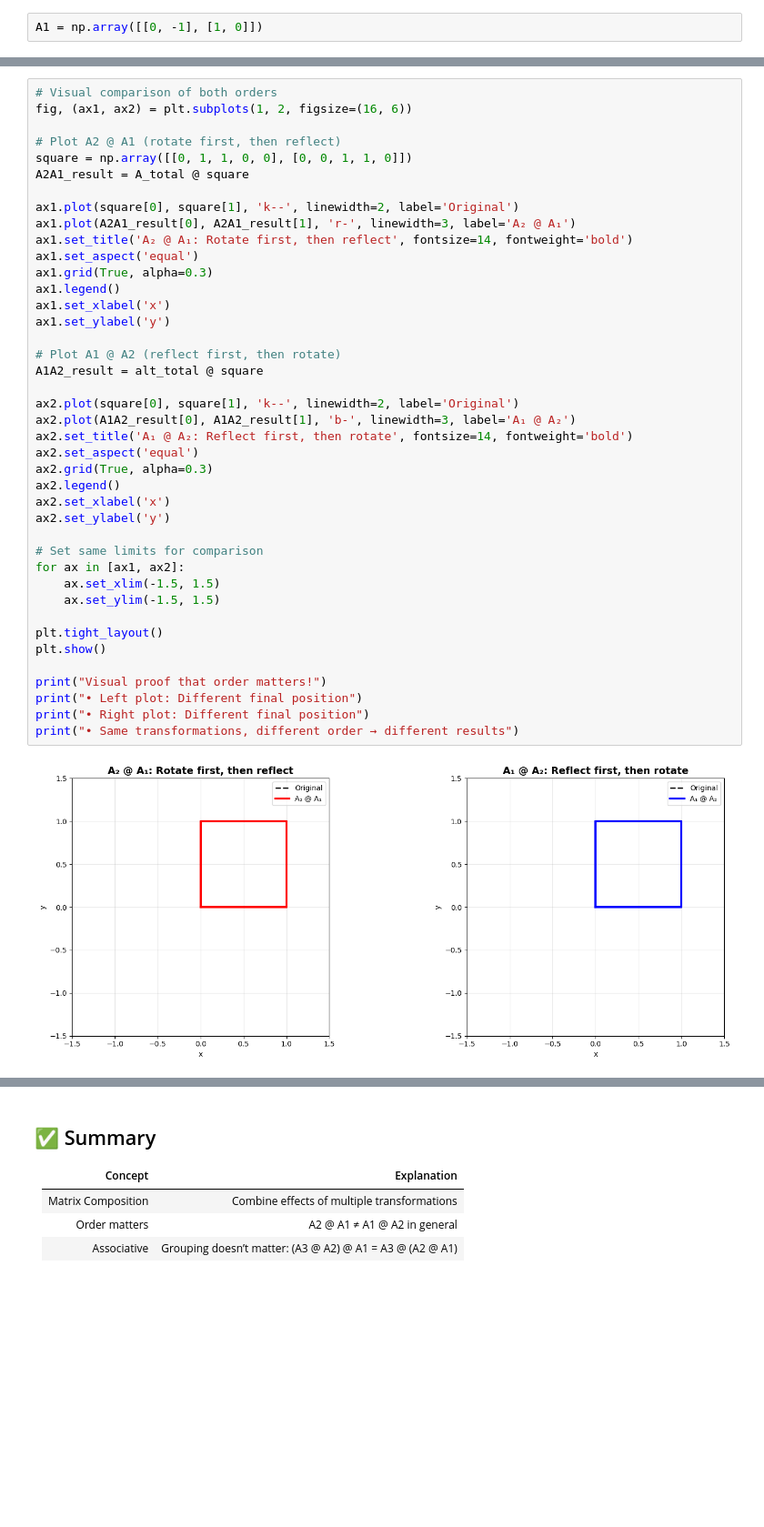
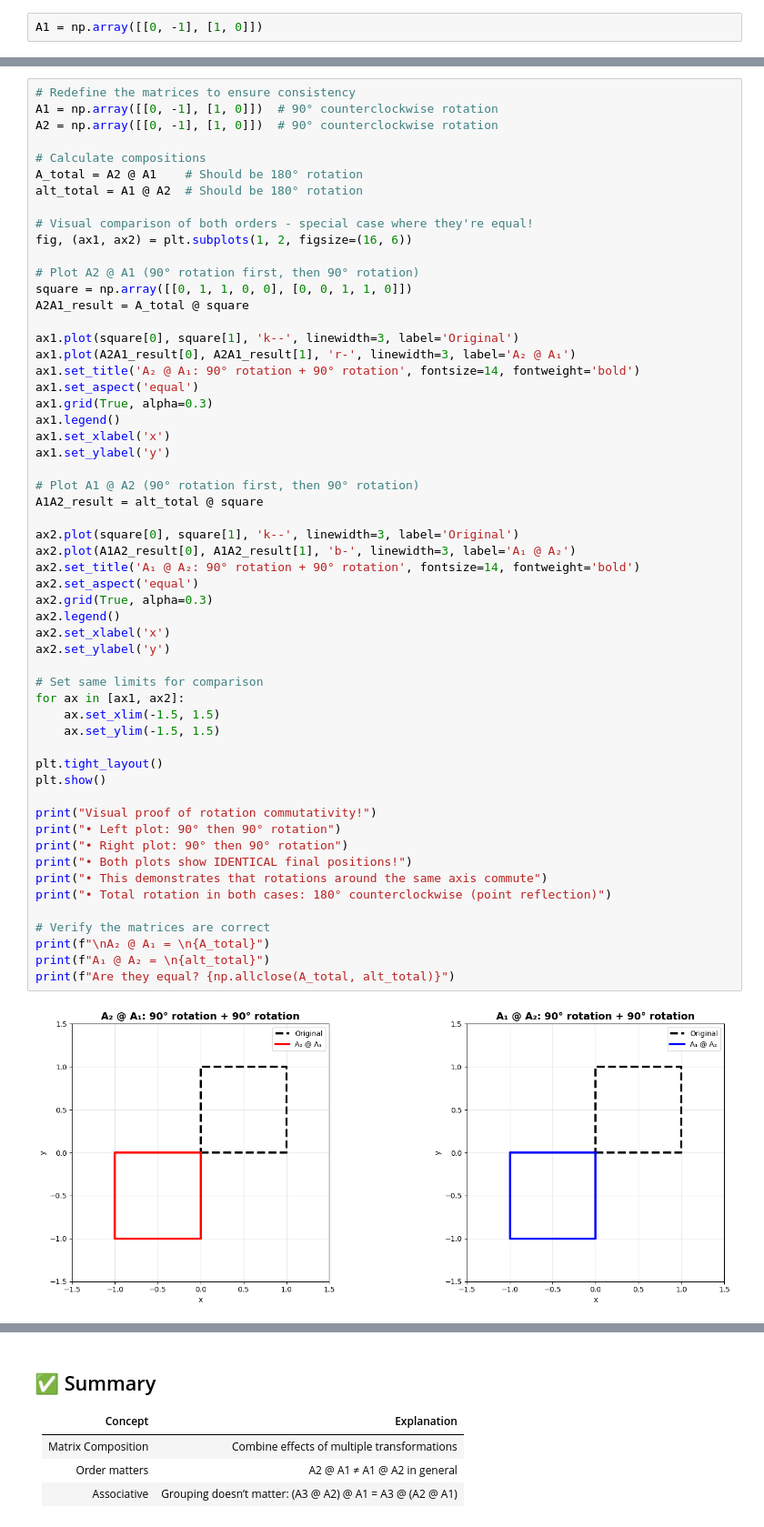
Before and after one commit to MarRoth93/Study_ML, a Jupyter notebook: math_for_ml/02_matrices/04_Matrix_Transformation_Composition.ipynb, the cells around one changed output, grey strips where cells are left out. Shown at 91% size. Saved outputs shown, nothing was run; the diff lists cells and outputs as text; blank space fills up the shorter version.

```diff
--- a/math_for_ml/02_matrices/04_Matrix_Transformation_Composition.ipynb
+++ b/math_for_ml/02_matrices/04_Matrix_Transformation_Composition.ipynb
@@ -302,43 +334,58 @@ These are completely different transformations!
 # %%
-# Visual comparison of both orders
+# Redefine the matrices to ensure consistency
+A1 = np.array([[0, -1], [1, 0]])  # 90° counterclockwise rotation
+A2 = np.array([[0, -1], [1, 0]])  # 90° counterclockwise rotation
+
+# Calculate compositions
+A_total = A2 @ A1    # Should be 180° rotation
+alt_total = A1 @ A2  # Should be 180° rotation
+
+# Visual comparison of both orders - special case where they're equal!
 fig, (ax1, ax2) = plt.subplots(1, 2, figsize=(16, 6))
 
-# Plot A2 @ A1 (rotate first, then reflect)
+# Plot A2 @ A1 (90° rotation first, then 90° rotation)
 square = np.array([[0, 1, 1, 0, 0], [0, 0, 1, 1, 0]])
 A2A1_result = A_total @ square
 
-ax1.plot(square[0], square[1], 'k--', linewidth=2, label='Original')
+ax1.plot(square[0], square[1], 'k--', linewidth=3, label='Original')
 ax1.plot(A2A1_result[0], A2A1_result[1], 'r-', linewidth=3, label='A₂ @ A₁')
-ax1.set_title('A₂ @ A₁: Rotate first, then reflect', fontsize=14, fontweight='bold')
+ax1.set_title('A₂ @ A₁: 90° rotation + 90° rotation', fontsize=14, fontweight='bold')
 ax1.set_aspect('equal')
 ax1.grid(True, alpha=0.3)
 ax1.legend()
 ax1.set_xlabel('x')
 ax1.set_ylabel('y')
 
-# Plot A1 @ A2 (reflect first, then rotate)
+# Plot A1 @ A2 (90° rotation first, then 90° rotation)
 A1A2_result = alt_total @ square
 
-ax2.plot(square[0], square[1], 'k--', linewidth=2, label='Original')
+ax2.plot(square[0], square[1], 'k--', linewidth=3, label='Original')
 ax2.plot(A1A2_result[0], A1A2_result[1], 'b-', linewidth=3, label='A₁ @ A₂')
-ax2.set_title('A₁ @ A₂: Reflect first, then rotate', fontsize=14, fontweight='bold')
+ax2.set_title('A₁ @ A₂: 90° rotation + 90° rotation', fontsize=14, fontweight='bold')
 ax2.set_aspect('equal')
 ax2.grid(True, alpha=0.3)
 ax2.legend()
 ax2.set_xlabel('x')
 ax2.set_ylabel('y')
 
 # Set same limits for comparison
 for ax in [ax1, ax2]:
     ax.set_xlim(-1.5, 1.5)
     ax.set_ylim(-1.5, 1.5)
 
 plt.tight_layout()
 plt.show()
 
-print("Visual proof that order matters!")
-print("• Left plot: Different final position")
-print("• Right plot: Different final position")
-print("• Same transformations, different order → different results")
+print("Visual proof of rotation commutativity!")
+print("• Left plot: 90° then 90° rotation")
+print("• Right plot: 90° then 90° rotation")
+print("• Both plots show IDENTICAL final positions!")
+print("• This demonstrates that rotations around the same axis commute")
+print("• Total rotation in both cases: 180° counterclockwise (point reflection)")
+
+# Verify the matrices are correct
+print(f"\nA₂ @ A₁ = \n{A_total}")
+print(f"A₁ @ A₂ = \n{alt_total}")
+print(f"Are they equal? {np.allclose(A_total, alt_total)}")
 # %% [output]
-[figure, old version]
+[figure, new version]
```
Also changed, not shown: parts of 8 cells of this notebook, 3 other files.
